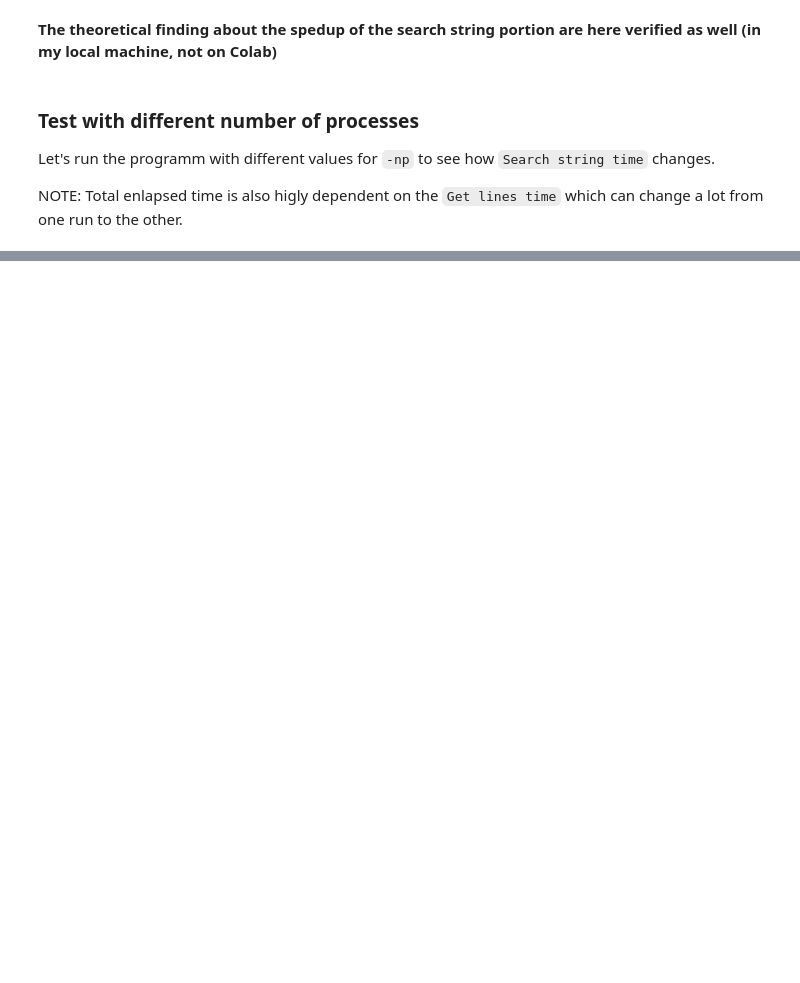
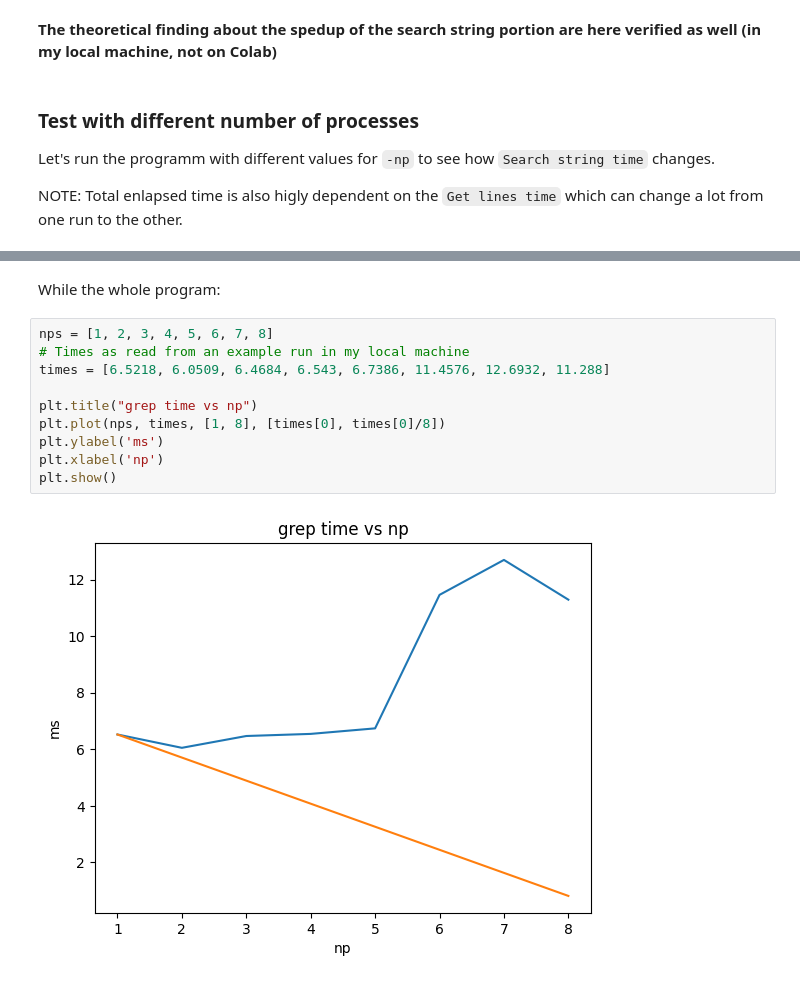
Before and after one commit to paolobasso99/parallel_programming_homework, a Jupyter notebook: Grep_Homework_Solution.ipynb, the cells around one changed output, grey strips where cells are left out. Drawn from its saved outputs; the diff is of its cells as text; blank space fills up the shorter version.

Commit message:
Add total grep speedup

```diff
--- a/Grep_Homework_Solution.ipynb
+++ b/Grep_Homework_Solution.ipynb
@@ -1739,0 +1742,14 @@ plt.show()
+# %% [markdown]
+While the whole program:
+# %%
+nps = [1, 2, 3, 4, 5, 6, 7, 8]
+# Times as read from an example run in my local machine
+times = [6.5218, 6.0509, 6.4684, 6.543, 6.7386, 11.4576, 12.6932, 11.288]
+
+plt.title("grep time vs np")
+plt.plot(nps, times, [1, 8], [times[0], times[0]/8])
+plt.ylabel('ms')
+plt.xlabel('np')
+plt.show()
+# %% [output]
+[figure, added]
```
Also changed, not shown: parts of 11 cells of this notebook, 1 other file.
